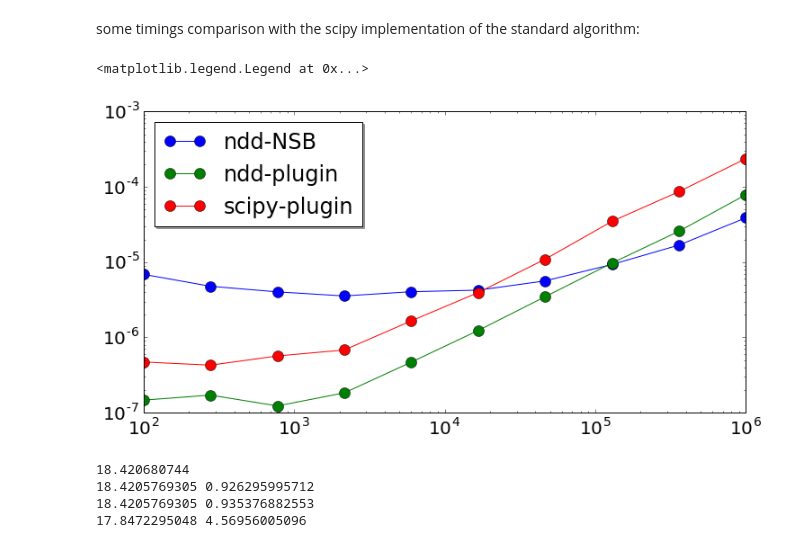
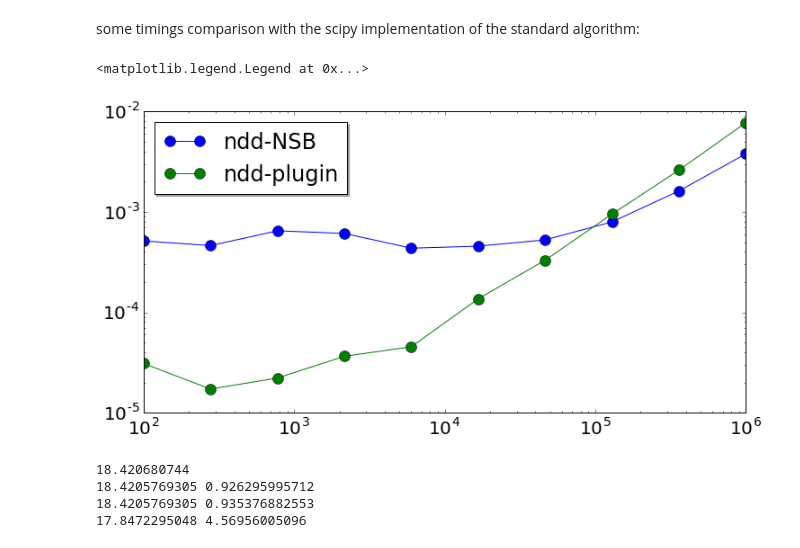
Before and after one commit to simomarsili/ndd, a Jupyter notebook: notebooks/ndd_tutorial.ipynb, the cells around one changed output. Drawn from its saved outputs; the diff is of its cells as text; code cells hidden in the pictures.

```diff
--- a/notebooks/ndd_tutorial.ipynb
+++ b/notebooks/ndd_tutorial.ipynb
@@ -115,37 +115,41 @@ print('plugin  est.: %s' % scipy.stats.entropy(counts+1))
 # %% [markdown]
 some timings comparison with the scipy implementation of the standard algorithm:
 # %%
+import scipy.stats
+
 def timer(func,data):
     import time
     t0 = time.time()
     s = func(data)
     return (time.time() - t0)
 def ndd_plugin(data):
     return ndd.entropy(data,algorithm='plugin')
 
-nrep = 20
-names = ['ndd-NSB','ndd-plugin','scipy-plugin']
-algorithms = [ndd.entropy,ndd_plugin,scipy.stats.entropy]
+nrep = 10
+#names = ['ndd-NSB','ndd-plugin','scipy-plugin']
+#algorithms = [ndd.entropy,ndd_plugin,scipy.stats.entropy]
+names = ['ndd-NSB','ndd-plugin']
+algorithms = [ndd.entropy,ndd_plugin]
 nalg = len(algorithms)
 
 norder = 6
 npoints = (norder-1)*2
 X = [int(x) for x in np.logspace(2,norder,npoints)]
 Y = np.zeros((npoints,nalg))
 for j,t in enumerate(X):
     k = t; n = t # we will use n = k
     counts = dice_rolls(k,n)
-    for rep in range(10):
+    for rep in range(nrep):
         for i,alg in enumerate(algorithms):
             Y[j,i] += timer(alg,counts)
 Y /= float(nrep)
 pylab.figure(figsize=(12,6))
 for i,alg in enumerate(algorithms):
     pylab.loglog(X,Y[:,i],'-o',label=names[i])
 pylab.legend(loc='upper left', shadow=True)
 # %% [output]
 <matplotlib.legend.Legend at 0x...>
-[figure, old version]
+[figure, new version]
 # %%
 k=100000000
 n=100000000
```
Also changed, not shown: parts of 3 cells of this notebook.
